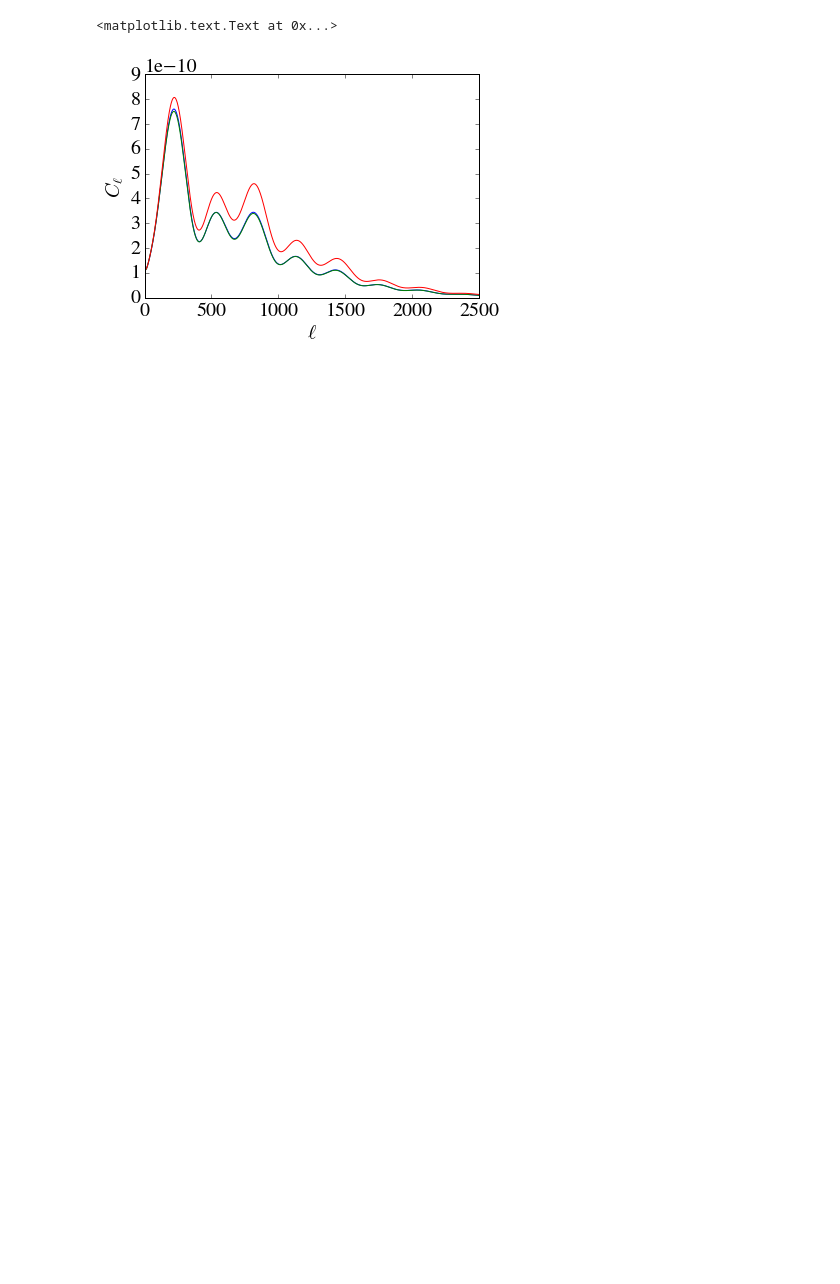
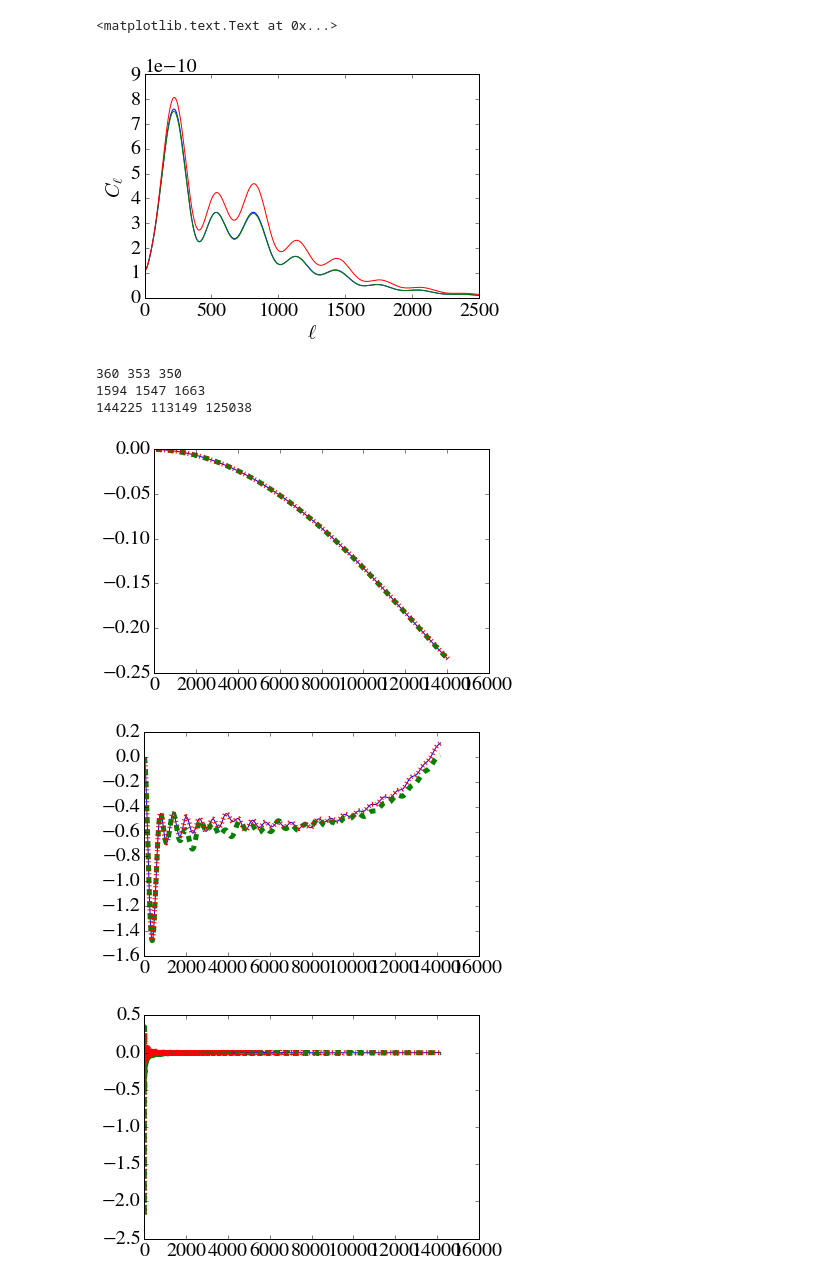
Before and after one commit to ThomasTram/CLASSmods, a Jupyter notebook: IsabelFirstNotebook.ipynb, the cells around one changed output. Drawn from its saved outputs; the diff is of its cells as text; code cells hidden in the pictures; blank space fills up the shorter version.

```diff
--- a/IsabelFirstNotebook.ipynb
+++ b/IsabelFirstNotebook.ipynb
@@ -198,3 +232,36 @@ plt.xlabel(r"$\ell$")
 plt.ylabel(r"$C_\ell$")
 # %%
 NoInt1.get_background();
+# %%
+ptsInt1 = Int1.get_perturbations()['scalar']
+ptsNoInt1 = NoInt1.get_perturbations()['scalar']
+ptsStandard = Standard.get_perturbations()['scalar']
+
+plotvar = 'delta'
+
+for i in range(3):
+    plt.figure()
+    tauInt1 = ptsInt1[i]['tau [Mpc]']
+    tauNoInt1 = ptsNoInt1[i]['tau [Mpc]']
+    tauStandard = ptsStandard[i]['tau [Mpc]']
+
+    varInt1 = ptsInt1[i][plotvar+'_inu']
+    varNoInt1 = ptsNoInt1[i][plotvar+'_inu']
+    varStandard = ptsStandard[i][plotvar+'_ur']
+
+
+    p = plt.plot(tauInt1,varInt1)
+    #colour = p[0].get_color()
+    plt.plot(tauNoInt1,varNoInt1,ls='--',lw=5)
+    plt.plot(tauStandard,varStandard,ls=':',lw=5)
+    print len(tauInt1),len(tauNoInt1),len(tauStandard)
+
+    #,color=colour,ls='--')
+#plt.ylim([-0.01,0.01])
+# %% [output]
+360 353 350
+1594 1547 1663
+144225 113149 125038
+[figure, added]
+[figure, added]
+[figure, added]
```
Also changed, not shown: parts of 18 cells of this notebook, 8 other files.
